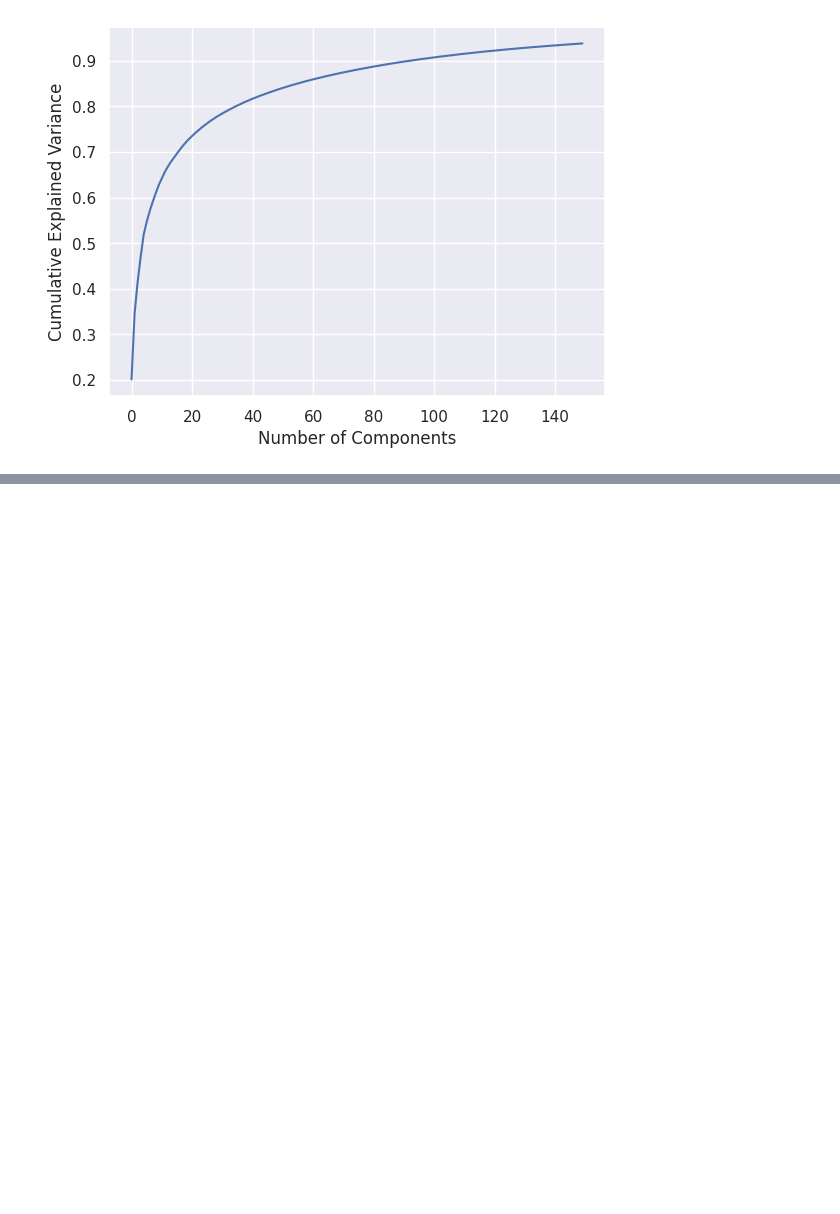
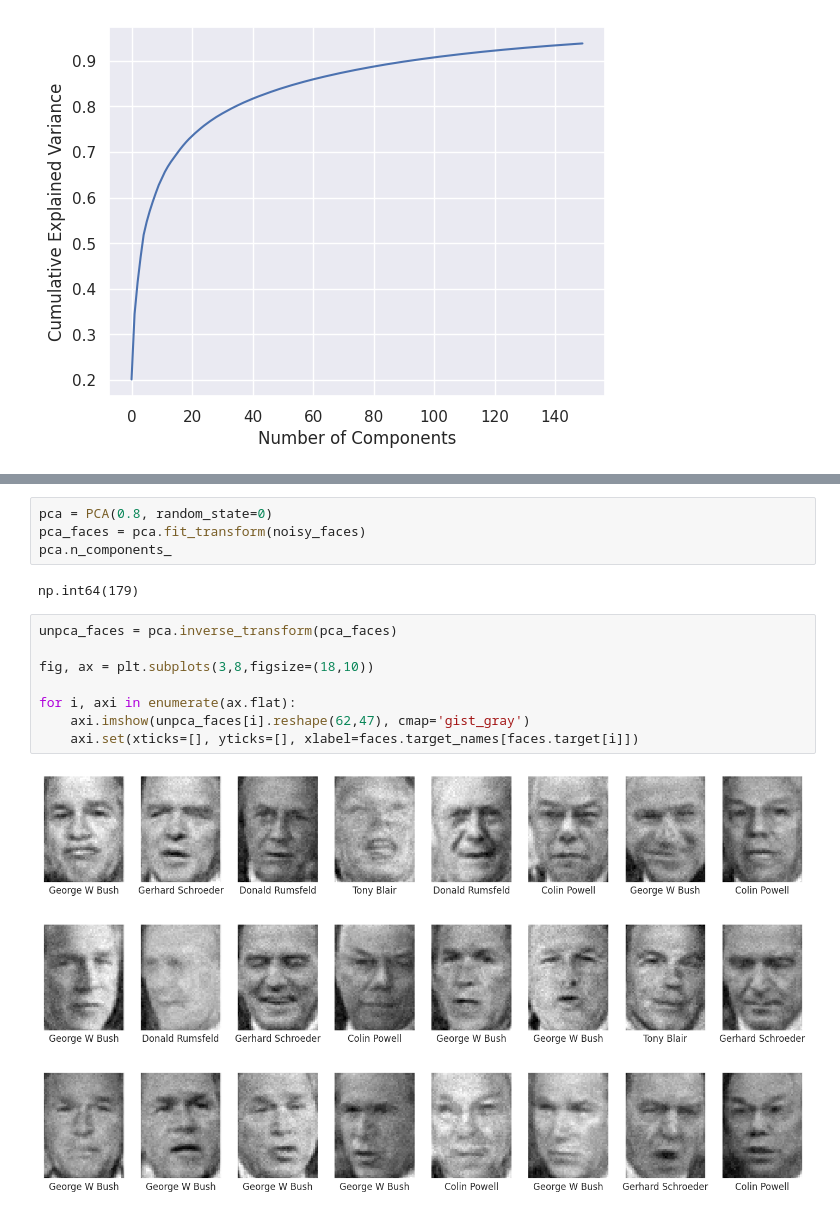
Before and after one commit to bolicnikola/Applied-Machine-Learning-And-AI, a Jupyter notebook: Principal_Component_Analysis.ipynb, the cells around one changed output, grey strips where cells are left out. Cells and saved outputs as stored; diff of their text form; blank space fills up the shorter version.

```diff
--- a/Principal_Component_Analysis.ipynb
+++ b/Principal_Component_Analysis.ipynb
@@ -63,0 +84,16 @@ Text(0, 0.5, 'Cumulative Explained Variance')
+# %%
+pca = PCA(0.8, random_state=0)
+pca_faces = pca.fit_transform(noisy_faces)
+pca.n_components_
+# %% [output]
+np.int64(179)
+# %%
+unpca_faces = pca.inverse_transform(pca_faces)
+
+fig, ax = plt.subplots(3,8,figsize=(18,10))
+
+for i, axi in enumerate(ax.flat):
+    axi.imshow(unpca_faces[i].reshape(62,47), cmap='gist_gray')
+    axi.set(xticks=[], yticks=[], xlabel=faces.target_names[faces.target[i]])
+# %% [output]
+[figure, added]
```
Also changed, not shown: parts of 8 cells of this notebook.
